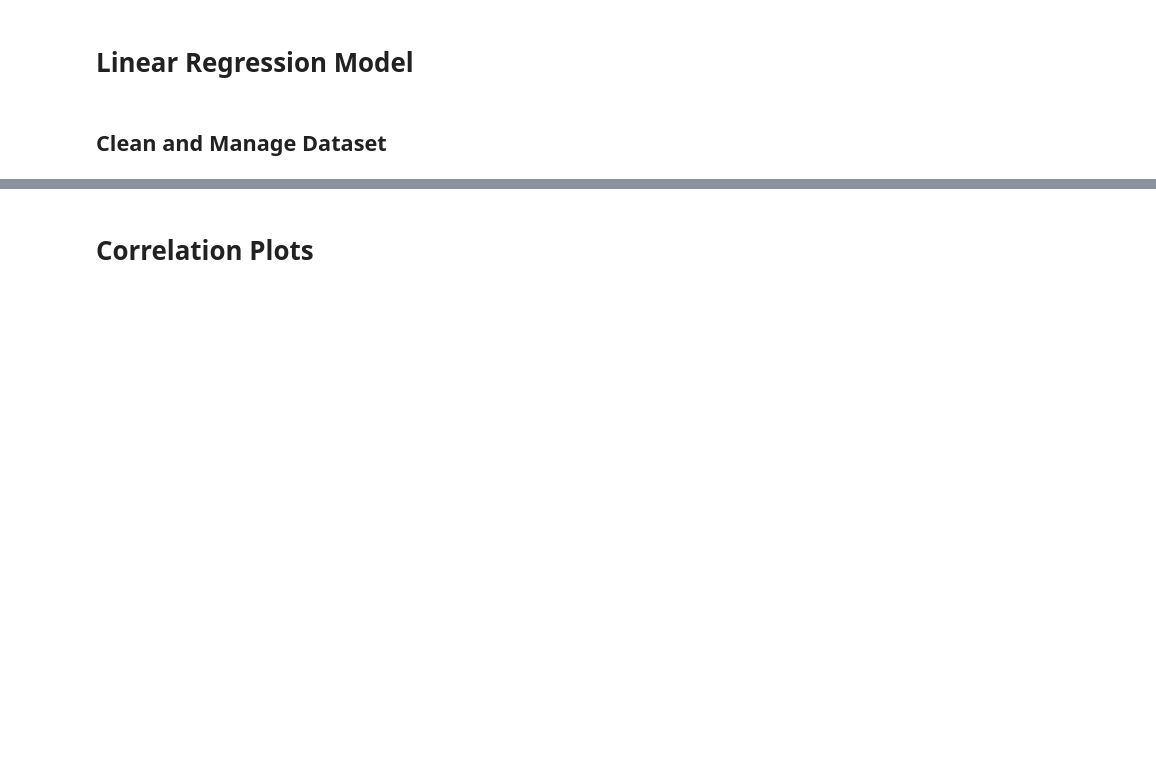
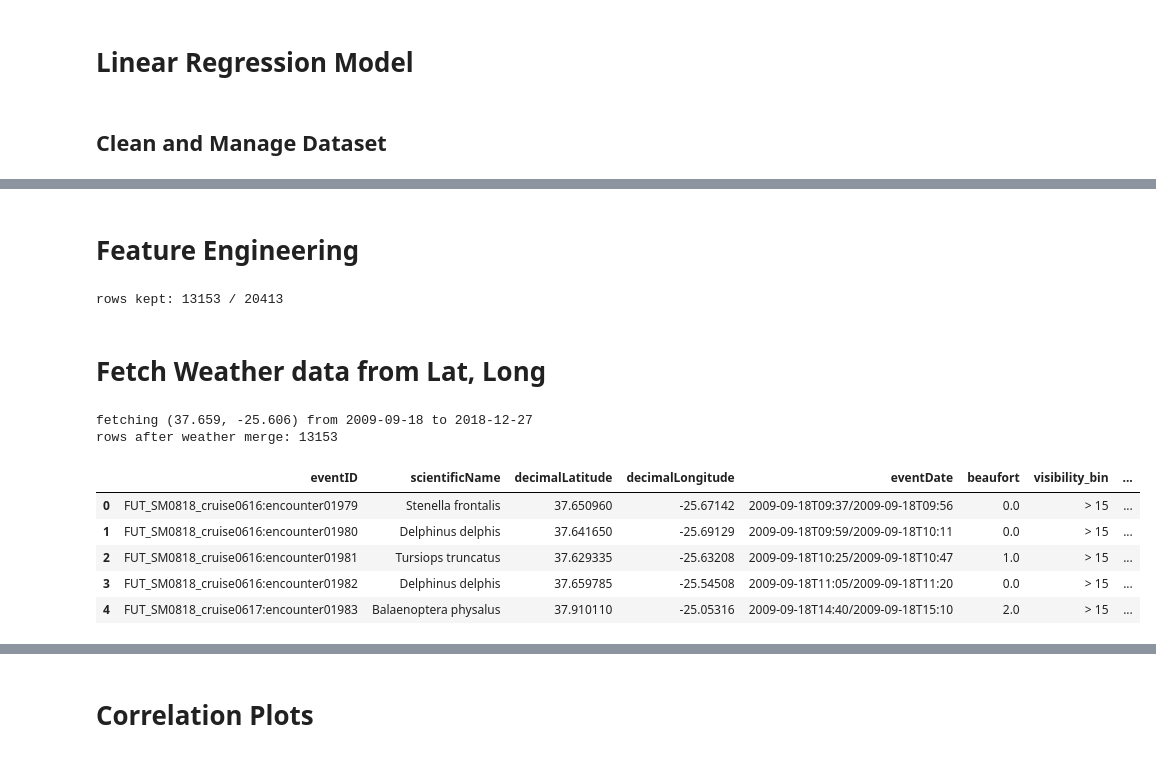
Before and after one commit to minjusun/whaleTracker, a Jupyter notebook: predictionModel/linReg.ipynb, the cells around one changed output, grey strips where cells are left out. Drawn from its saved outputs; the diff is of its cells as text; code cells hidden in the pictures; blank space fills up the shorter version.

```diff
--- a/predictionModel/linReg.ipynb
+++ b/predictionModel/linReg.ipynb
@@ -69,0 +79,68 @@ Name: verbatimIdentification, dtype: int64
+# %% [markdown]
+# Feature Engineering
+# %%
+df['event_start'] = pd.to_datetime(df['eventDate'].str.split('/').str[0], errors='coerce')
+df['month'] = df['event_start'].dt.month
+
+vis_map = {
+    '< 1':     0.5,
+    '1  5':   3.0, '1 - 5':  3.0,
+    '5  10':  7.5, '5 - 10': 7.5,
+    '10  15': 12.5, '10 - 15': 12.5,
+    '> 15':    20.0,
+}
+df['visibility_km'] = df['visibility_bin'].map(vis_map)
+df['beaufort'] = pd.to_numeric(df['beaufort'], errors='coerce')
+
+core = ['decimalLatitude', 'decimalLongitude', 'event_start', 'month',
+        'beaufort', 'visibility_km', 'scientificName']
+df_model = df.dropna(subset=core).copy()
+print('rows kept:', len(df_model), '/', len(df))
+# %% [output]
+rows kept: 13153 / 20413
+# %% [markdown]
+# Fetch Weather data from Lat, Long
+# %%
+import requests
+
+lat_c = float(df_model['decimalLatitude'].mean())
+lon_c = float(df_model['decimalLongitude'].mean())
+d_min = df_model['event_start'].dt.date.min().isoformat()
+d_max = df_model['event_start'].dt.date.max().isoformat()
+print(f'fetching ({lat_c:.3f}, {lon_c:.3f}) from {d_min} to {d_max}')
+
+weather_vars = ['temperature_2m', 'surface_pressure', 'pressure_msl',
+                'dew_point_2m', 'wind_speed_10m', 'relative_humidity_2m']
+
+resp = requests.get(
+    'https://archive-api.open-meteo.com/v1/archive',
+    params={
+        'latitude': lat_c, 'longitude': lon_c,
+        'start_date': d_min, 'end_date': d_max,
+        'hourly': ','.join(weather_vars),
+    },
+    timeout=120,
+)
+resp.raise_for_status()
+data = resp.json()['hourly']
+
+weather = pd.DataFrame(data)
+weather['time'] = pd.to_datetime(weather['time'])
+
+df_model['event_hour'] = df_model['event_start'].dt.floor('h')
+df_model = df_model.merge(weather, left_on='event_hour', right_on='time', how='left')
+df_model = df_model.dropna(subset=weather_vars).copy()
+print('rows after weather merge:', len(df_model))
+weather_cols = weather_vars
+# %% [output]
+fetching (37.659, -25.606) from 2009-09-18 to 2018-12-27
+rows after weather merge: 13153
+# %%
+df_model.head()
+# %% [output]
+|  | eventID | scientificName | decimalLatitude | decimalLongitude | eventDate | beaufort | visibility_bin | ... |
+| 0 | FUT_SM0818_cruise0616:encounter01979 | Stenella frontalis | 37.650960 | -25.67142 | 2009-09-18T09:37/2009-09-18T09:56 | 0.0 | > 15 | ... |
+| 1 | FUT_SM0818_cruise0616:encounter01980 | Delphinus delphis | 37.641650 | -25.69129 | 2009-09-18T09:59/2009-09-18T10:11 | 0.0 | > 15 | ... |
+| 2 | FUT_SM0818_cruise0616:encounter01981 | Tursiops truncatus | 37.629335 | -25.63208 | 2009-09-18T10:25/2009-09-18T10:47 | 1.0 | > 15 | ... |
+| 3 | FUT_SM0818_cruise0616:encounter01982 | Delphinus delphis | 37.659785 | -25.54508 | 2009-09-18T11:05/2009-09-18T11:20 | 0.0 | > 15 | ... |
+| 4 | FUT_SM0818_cruise0617:encounter01983 | Balaenoptera physalus | 37.910110 | -25.05316 | 2009-09-18T14:40/2009-09-18T15:10 | 2.0 | > 15 | ... |
```
Also changed, not shown: parts of 13 cells of this notebook.
